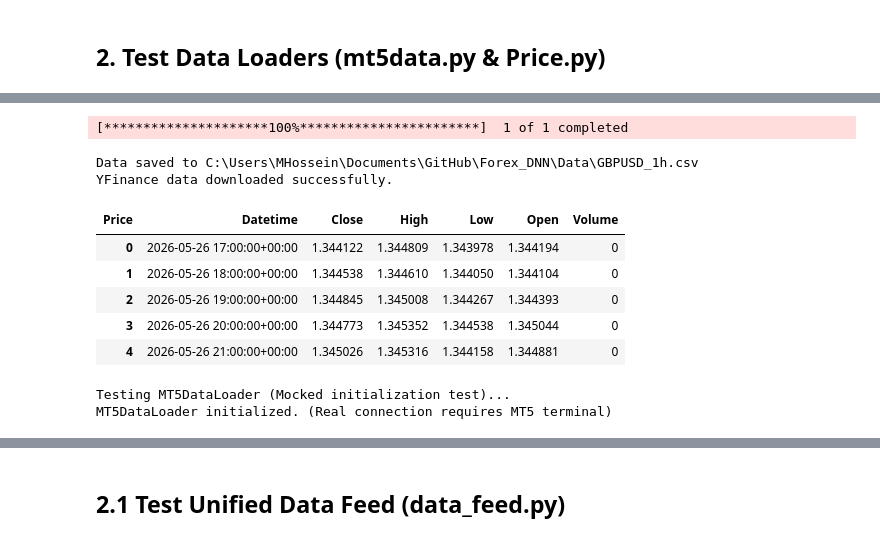
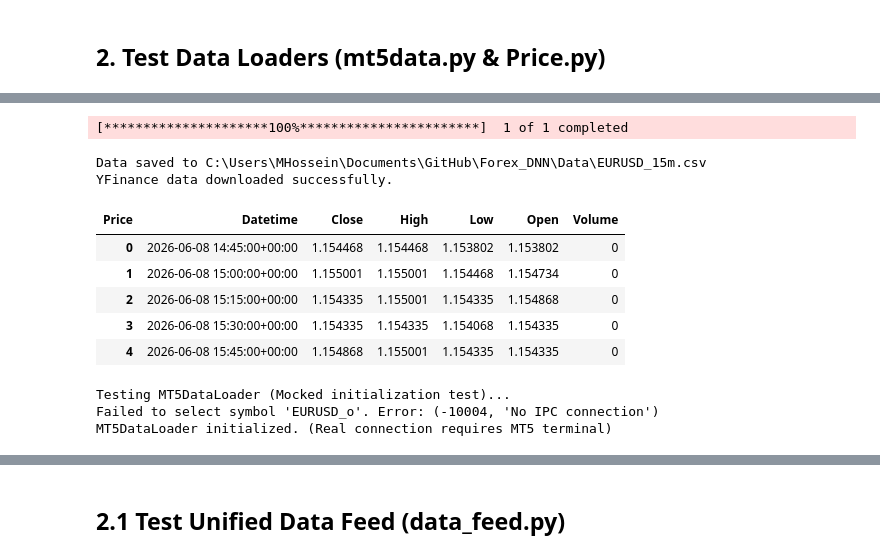
Before and after one commit to Mhosseinkarams/Forex_DNN, a Jupyter notebook: Collecting_Data/Collecting_Data_Test.ipynb, the cells around one changed output, grey strips where cells are left out. Cells and saved outputs as stored; diff of their text form; code cells hidden in the pictures.

```diff
--- a/Collecting_Data/Collecting_Data_Test.ipynb
+++ b/Collecting_Data/Collecting_Data_Test.ipynb
@@ -108,8 +108,8 @@ plt.show()
 ## 2. Test Data Loaders (mt5data.py & Price.py)
 # %%
 # Test YFinanceDataLoader
-yf_loader = YFinanceDataLoader()
-yf_df = yf_loader.download_data(period='1mo', interval='1h')
+yf_loader = YFinanceDataLoader( ticker='EURUSD=X')
+yf_df = yf_loader.download_data(period='1mo', interval='15m')
 if yf_df is not None:
     print("YFinance data downloaded successfully.")
     display(yf_df.head())
@@ -117,5 +117,6 @@ if yf_df is not None:
 # Test MT5DataLoader (Requires MT5 Terminal and credentials)
 print("\nTesting MT5DataLoader (Mocked initialization test)...")
 mt5_loader = MT5DataLoader()
+mt5_loader.get_historical_data(symbol="EURUSD_o", timeframe=MetaTrader5.TIMEFRAME_M5, count=10000)
 print("MT5DataLoader initialized. (Real connection requires MT5 terminal)")
 # %% [output]
@@ -123,11 +124,12 @@ Downloading data for GBPUSD=X...
 [*********************100%***********************]  1 of 1 completed
-Data saved to C:\Users\MHossein\Documents\GitHub\Forex_DNN\Data\GBPUSD_1h.csv
+Data saved to C:\Users\MHossein\Documents\GitHub\Forex_DNN\Data\EURUSD_15m.csv
 YFinance data downloaded successfully.
 | Price | Datetime | Close | High | Low | Open | Volume |
-| 0 | 2026-05-26 17:00:00+00:00 | 1.344122 | 1.344809 | 1.343978 | 1.344194 | 0 |
-| 1 | 2026-05-26 18:00:00+00:00 | 1.344538 | 1.344610 | 1.344050 | 1.344104 | 0 |
-| 2 | 2026-05-26 19:00:00+00:00 | 1.344845 | 1.345008 | 1.344267 | 1.344393 | 0 |
-| 3 | 2026-05-26 20:00:00+00:00 | 1.344773 | 1.345352 | 1.344538 | 1.345044 | 0 |
-| 4 | 2026-05-26 21:00:00+00:00 | 1.345026 | 1.345316 | 1.344158 | 1.344881 | 0 |
+| 0 | 2026-06-08 14:45:00+00:00 | 1.154468 | 1.154468 | 1.153802 | 1.153802 | 0 |
+| 1 | 2026-06-08 15:00:00+00:00 | 1.155001 | 1.155001 | 1.154468 | 1.154734 | 0 |
+| 2 | 2026-06-08 15:15:00+00:00 | 1.154335 | 1.155001 | 1.154335 | 1.154868 | 0 |
+| 3 | 2026-06-08 15:30:00+00:00 | 1.154335 | 1.154335 | 1.154068 | 1.154335 | 0 |
+| 4 | 2026-06-08 15:45:00+00:00 | 1.154868 | 1.155001 | 1.154335 | 1.154335 | 0 |
 Testing MT5DataLoader (Mocked initialization test)...
+Failed to select symbol 'EURUSD_o'. Error: (-10004, 'No IPC connection')
 MT5DataLoader initialized. (Real connection requires MT5 terminal)
```
Also changed, not shown: parts of 3 cells of this notebook, 10 other files.
